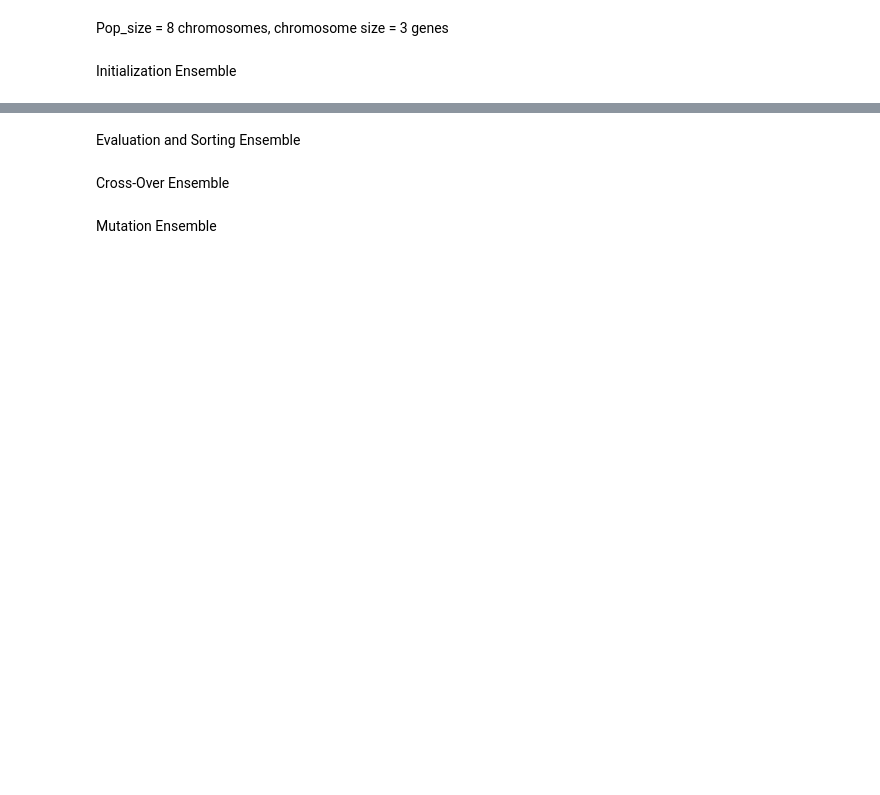
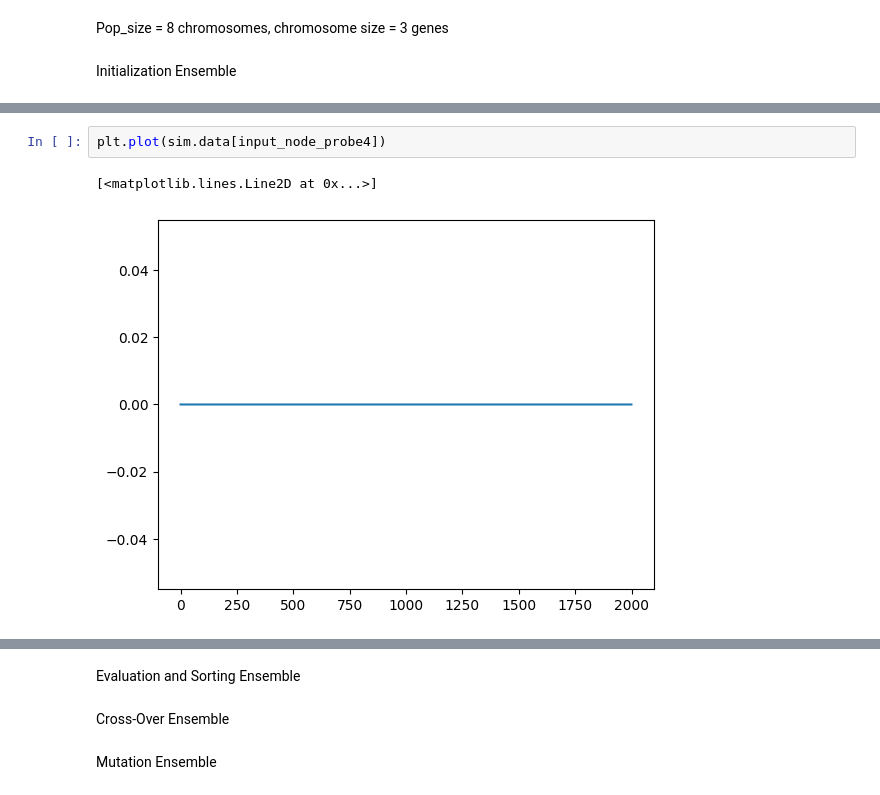
Before and after one commit to stijnradboud/Neuromorphic-Project-Group-9, a Jupyter notebook: Parallel/parallel_evo_alg.ipynb, the cells around one changed output, grey strips where cells are left out. Drawn from its saved outputs; the diff is of its cells as text; blank space fills up the shorter version.

```diff
--- a/Parallel/parallel_evo_alg.ipynb
+++ b/Parallel/parallel_evo_alg.ipynb
@@ -20,0 +61,5 @@ Initialization Ensemble
+# %%
+plt.plot(sim.data[input_node_probe4])
+# %% [output]
+[<matplotlib.lines.Line2D at 0x...>]
+[figure, added]
```
Also changed, not shown: parts of 8 cells of this notebook.
